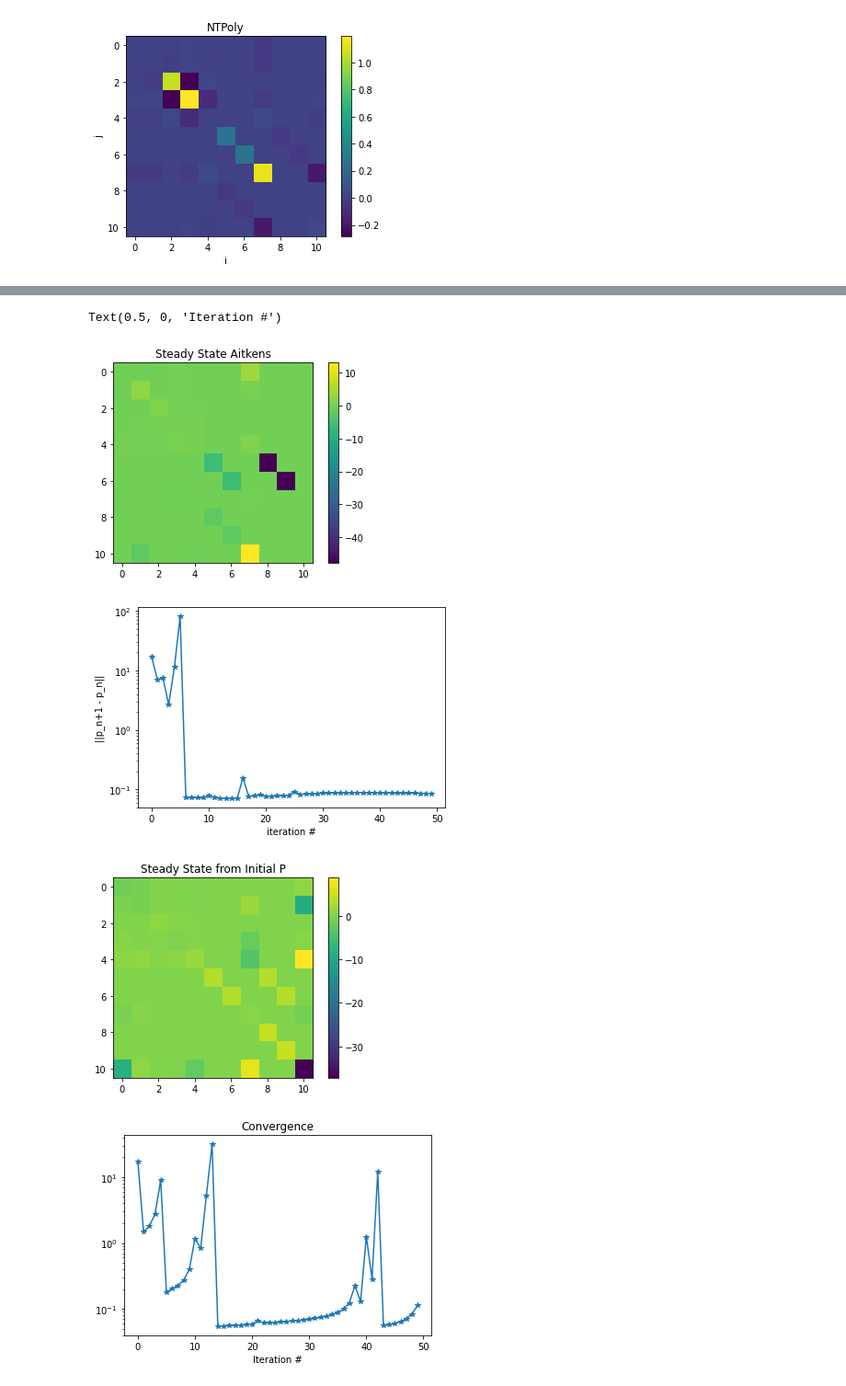
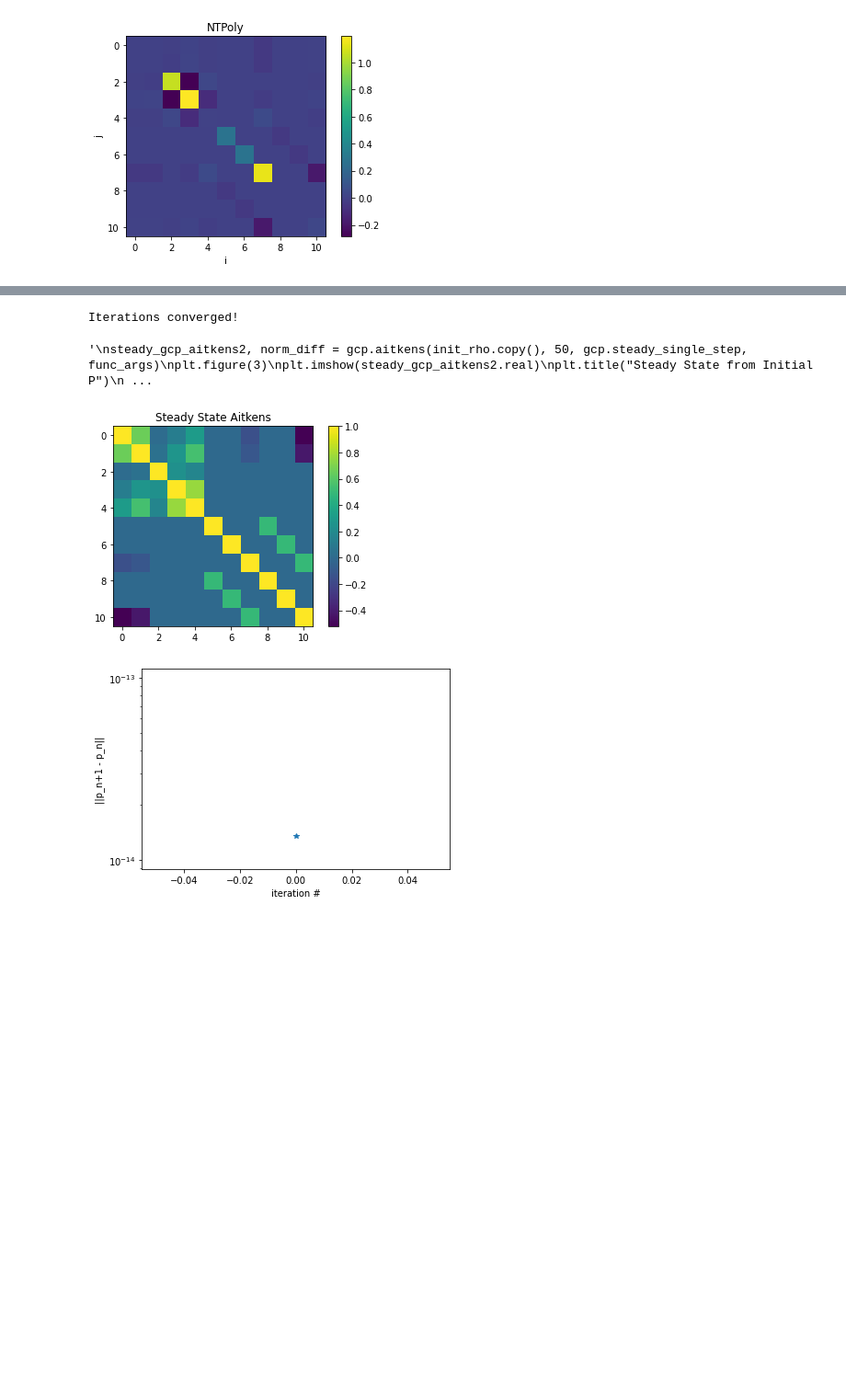
Before and after one commit to jleamer/DMM, a Jupyter notebook: RK4_DMM/non_linear_correction.ipynb, the cells around one changed output, grey strips where cells are left out. Shown: that part at 92% size. Cells and saved outputs as stored; diff of their text form; code cells hidden in the pictures; blank space fills up the shorter version.

```diff
--- a/RK4_DMM/non_linear_correction.ipynb
+++ b/RK4_DMM/non_linear_correction.ipynb
@@ -257,28 +261,29 @@ Iterations converged!
 # %%
-steady_gcp_aitkens, norm_diff = gcp.aitkens(dmm_gcp.copy(), 50, gcp.steady_single_step, func_args)
+steady_gcp_aitkens, norm_diff = gcp.aitkens(dmm_gcp.copy(), 50, gcp.steady_single_step, **func_args)
 plt.figure(1)
 plt.imshow(steady_gcp_aitkens.real)
 plt.title("Steady State Aitkens")
 plt.colorbar()
 
 plt.figure(2)
 plt.semilogy(norm_diff, '*-')
 plt.xlabel("iteration #")
 plt.ylabel("||p_n+1 - p_n||")
 
+"""
 steady_gcp_aitkens2, norm_diff = gcp.aitkens(init_rho.copy(), 50, gcp.steady_single_step, func_args)
 plt.figure(3)
 plt.imshow(steady_gcp_aitkens2.real)
 plt.title("Steady State from Initial P")
 plt.colorbar()
 
 plt.figure(4)
 plt.semilogy(norm_diff, '*-')
 plt.title("Convergence")
 plt.xlabel("Iteration #")
+"""
 # %% [output]
-Text(0.5, 0, 'Iteration #')
+Iterations converged!
+'\nsteady_gcp_aitkens2, norm_diff = gcp.aitkens(init_rho.copy(), 50, gcp.steady_single_step, func_args)\nplt.figure(3)\nplt.imshow(steady_gcp_aitkens2.real)\nplt.title("Steady State from Initial P")\n ...
-[figure, old version]
+[figure, new version]
-[figure, old version]
+[figure, new version]
-[figure, removed]
-[figure, removed]
```
Also changed, not shown: parts of 19 cells of this notebook, 17 other files.
